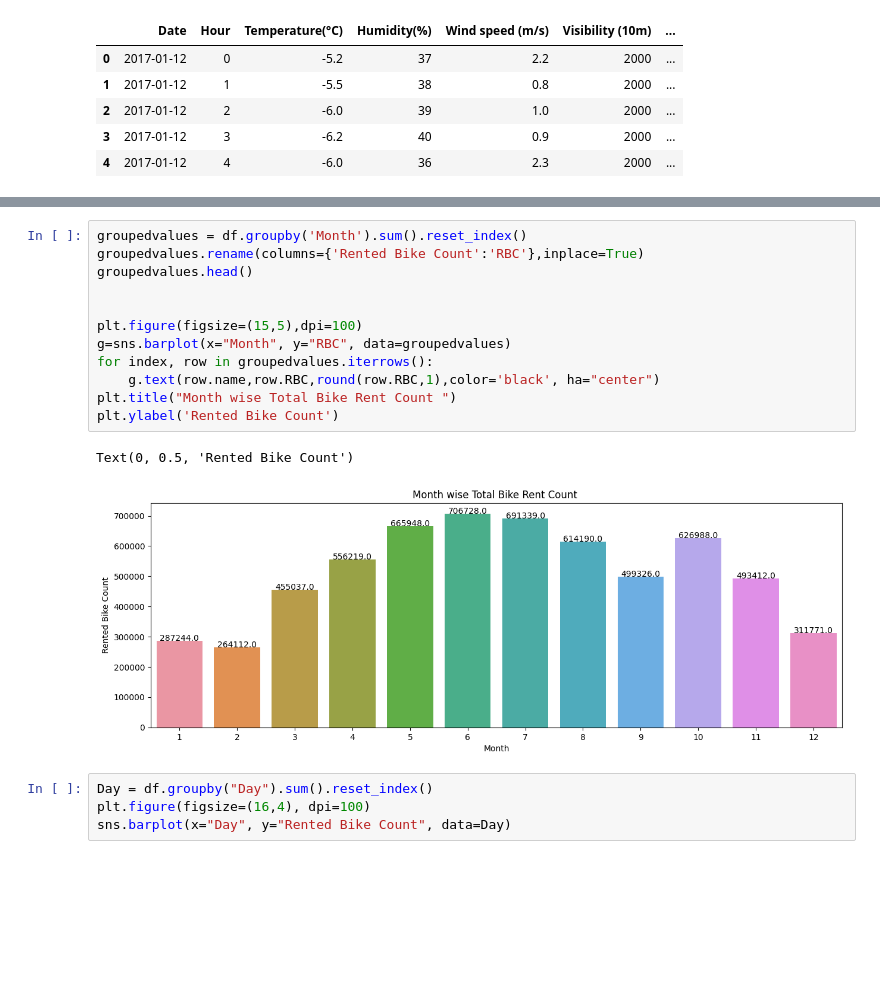
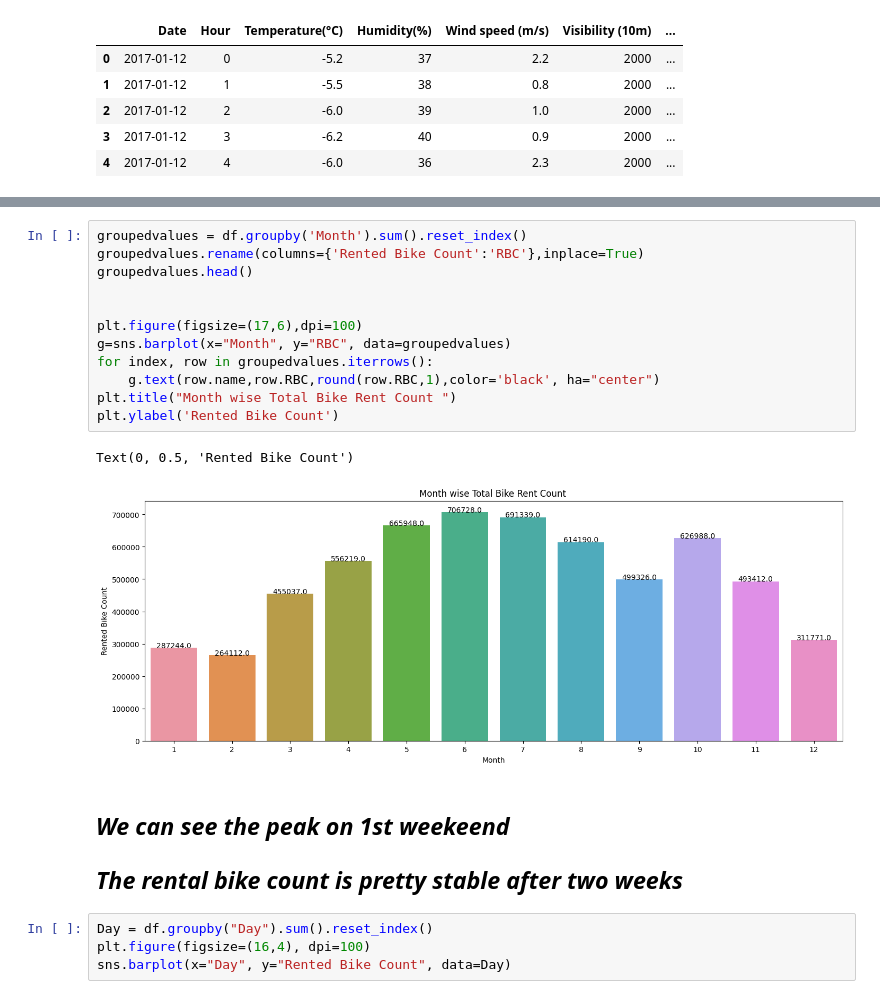
Before and after one commit to raghavendrakulkarni14/AlmaBetterCAP2, a Jupyter notebook: RaghavendraAKulkarni_Capstone_Project2.ipynb, the cells around one changed output, grey strips where cells are left out. Saved outputs shown, nothing was run; the diff lists cells and outputs as text; blank space fills up the shorter version.

```diff
--- a/RaghavendraAKulkarni_Capstone_Project2.ipynb
+++ b/RaghavendraAKulkarni_Capstone_Project2.ipynb
@@ -210,18 +238,21 @@ sns.barplot(x="Year", y="Rented Bike Count", data=df)
 # %%
 groupedvalues = df.groupby('Month').sum().reset_index()
 groupedvalues.rename(columns={'Rented Bike Count':'RBC'},inplace=True)
 groupedvalues.head()
 
 
-plt.figure(figsize=(15,5),dpi=100)
+plt.figure(figsize=(17,6),dpi=100)
 g=sns.barplot(x="Month", y="RBC", data=groupedvalues)
 for index, row in groupedvalues.iterrows():
     g.text(row.name,row.RBC,round(row.RBC,1),color='black', ha="center")
 plt.title("Month wise Total Bike Rent Count ")
 plt.ylabel('Rented Bike Count')
 # %% [output]
 Text(0, 0.5, 'Rented Bike Count')
-[figure, old version]
+[figure, new version]
+# %% [markdown]
+## ***We can see the peak on 1st weekeend***
+## ***The rental bike count is pretty stable after two weeks***
 # %%
 Day = df.groupby("Day").sum().reset_index()
 plt.figure(figsize=(16,4), dpi=100)
```
Also changed, not shown: parts of 15 cells of this notebook.
